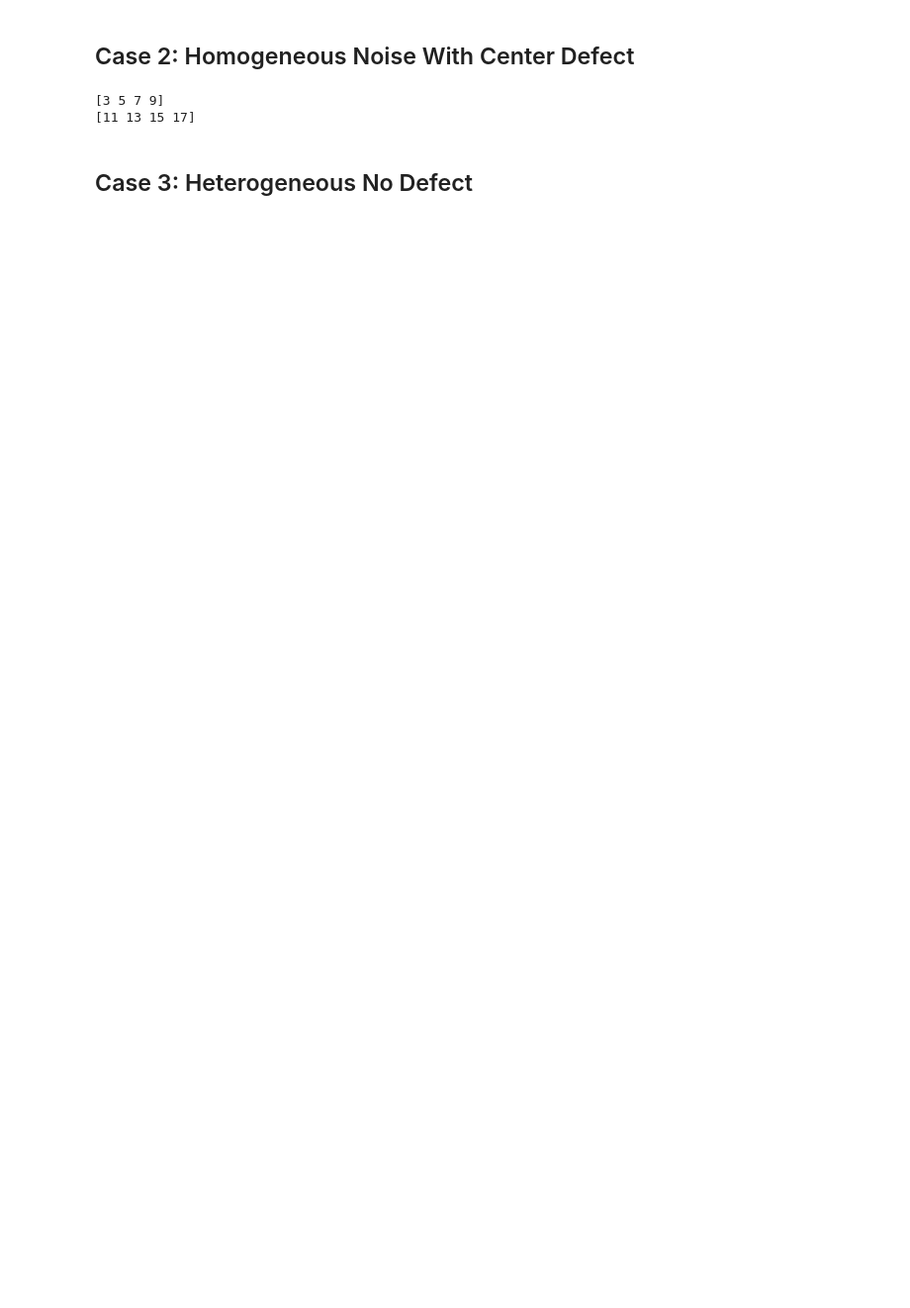
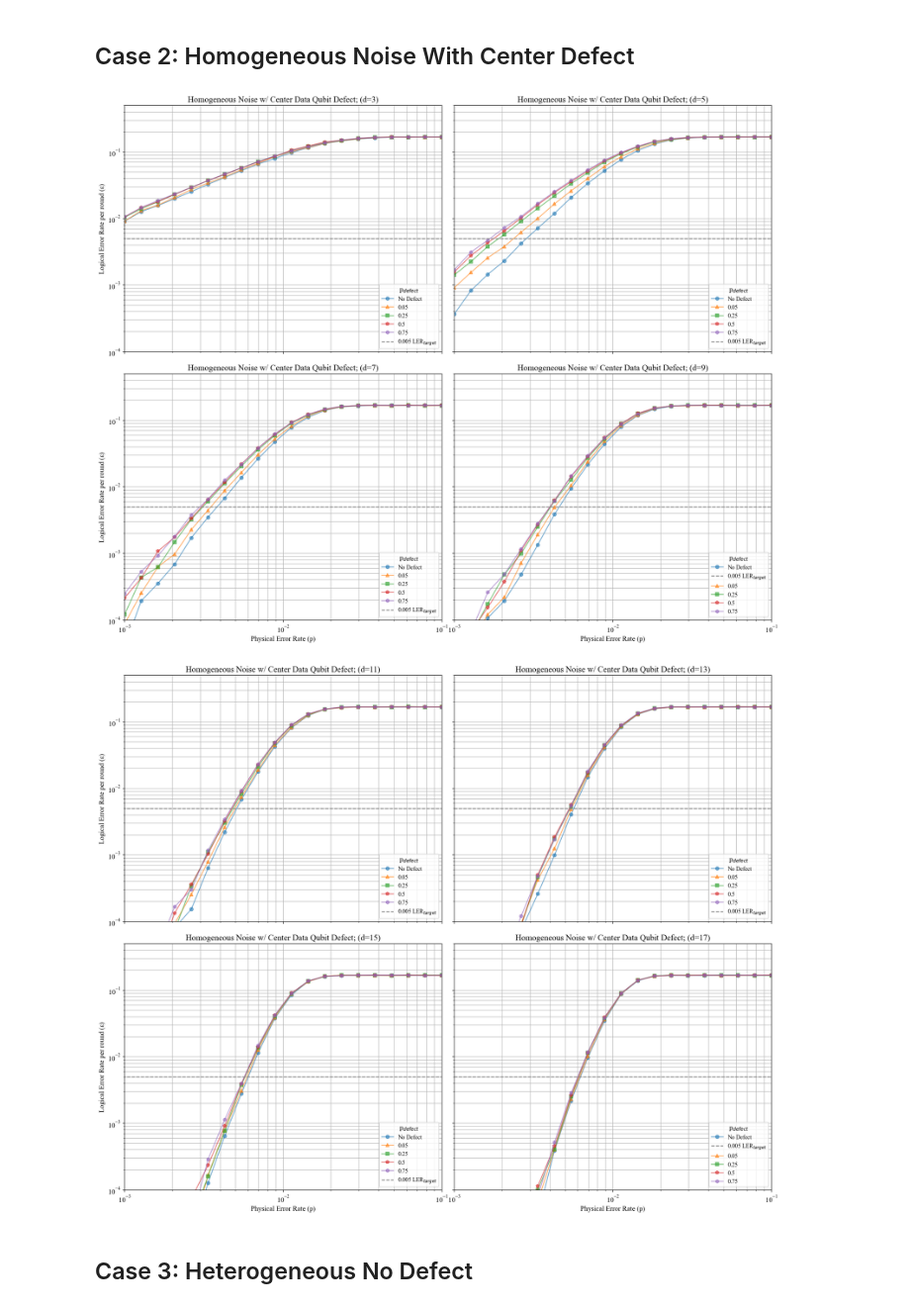
Before and after one commit to JacobSPalmer/quantum-ddq-toolkit, a Jupyter notebook: supplementary-materials/icrc_plots.ipynb, the cells around one changed output. Shown at 99% size. Saved outputs shown, nothing was run; the diff lists cells and outputs as text; code cells hidden in the pictures; blank space fills up the shorter version.

```diff
--- a/supplementary-materials/icrc_plots.ipynb
+++ b/supplementary-materials/icrc_plots.ipynb
@@ -45,13 +41,11 @@ plot_simulation_data(concat_stats_df(homogeneous_uniform_stat))
 # %% [markdown]
 ## Case 2: Homogeneous Noise With Center Defect ##
 # %%
-homogeneous_with_defect_stats = [simulation_stats_from_csv('case 2','case-2-homogeneous-with-defect-d3-9.csv', split_df_on='distance'),
-                                simulation_stats_from_csv('case 2','case-2-homogeneous-with-defect-d11-17.csv', split_df_on='distance')]
-plot_multi_distance_simulation_data(homogeneous_with_defect_stats[0])
-plot_multi_distance_simulation_data(homogeneous_with_defect_stats[1])
+plot_multi_distance_simulation_data(homogeneous_with_defect_stats[:4])
+plot_multi_distance_simulation_data(homogeneous_with_defect_stats[4:])
 # %% [output]
-[3 5 7 9]
-[11 13 15 17]
+[figure, added]
+[figure, added]
 # %% [markdown]
 ## Case 3: Heterogeneous No Defect ##
 # %%
```
Also changed, not shown: parts of 5 cells of this notebook, 39 other files.
